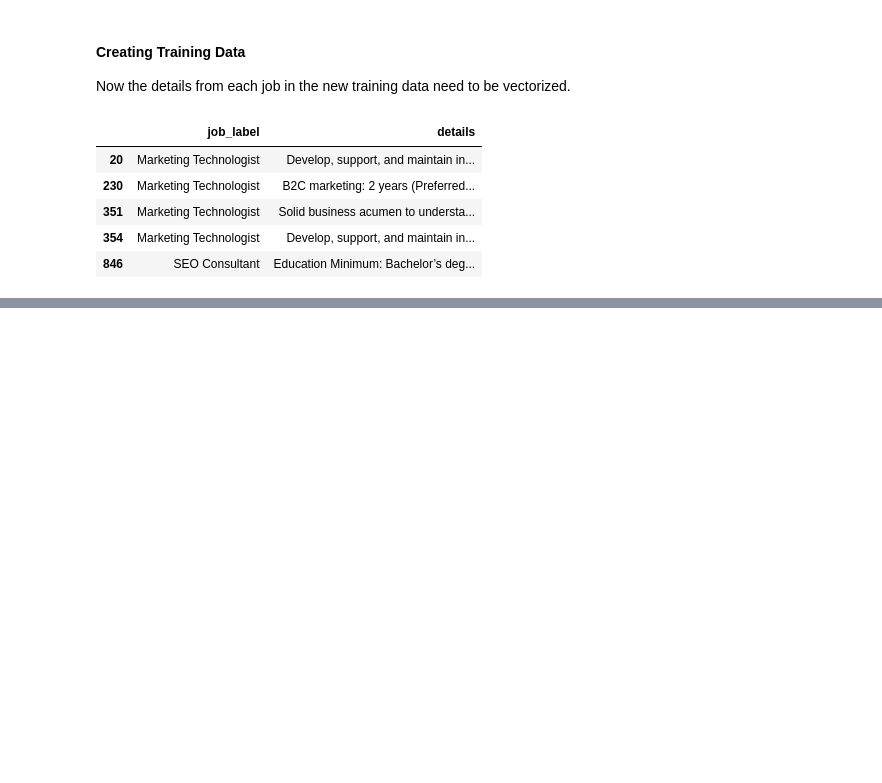
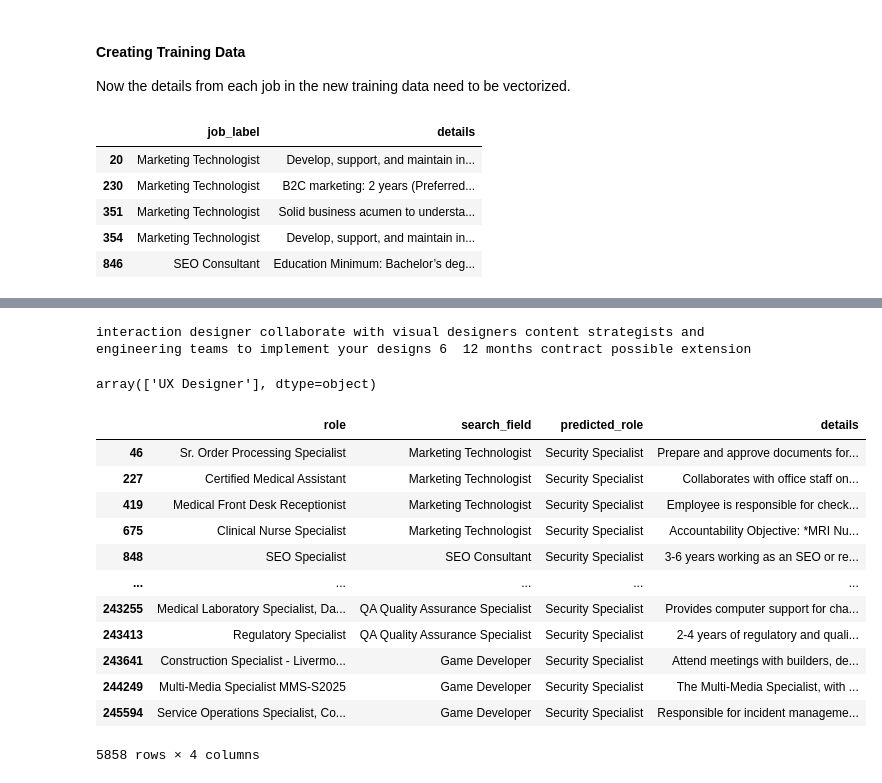
Before and after one commit to jose-marquez89/tech-job-landscape, a Jupyter notebook: python_scrape/jobs_explore.ipynb, the cells around one changed output, grey strips where cells are left out. Saved outputs shown, nothing was run; the diff lists cells and outputs as text; code cells hidden in the pictures; blank space fills up the shorter version.

```diff
--- a/python_scrape/jobs_explore.ipynb
+++ b/python_scrape/jobs_explore.ipynb
@@ -444,0 +507,8 @@ X.shape
+# %%
+desc = jobs['role_plus_details'].iloc[23094]
+print(desc)
+desc = vectorizer.transform([desc])
+le.inverse_transform(n_bayes.predict(desc))
+# %% [output]
+interaction designer collaborate with visual designers content strategists and engineering teams to implement your designs 6  12 months contract possible extension
+array(['UX Designer'], dtype=object)
@@ -444,0 +520,16 @@ X.shape
+# %%
+jobs.loc[(jobs['predicted_role'] == 'Security Specialist')][['role', 'search_field', 'predicted_role', 'details']]
+# %% [output]
+|  | role | search_field | predicted_role | details |
+| 46 | Sr. Order Processing Specialist | Marketing Technologist | Security Specialist | Prepare and approve documents for... |
+| 227 | Certified Medical Assistant | Marketing Technologist | Security Specialist | Collaborates with office staff on... |
+| 419 | Medical Front Desk Receptionist | Marketing Technologist | Security Specialist | Employee is responsible for check... |
+| 675 | Clinical Nurse Specialist | Marketing Technologist | Security Specialist | Accountability Objective: *MRI Nu... |
+| 848 | SEO Specialist | SEO Consultant | Security Specialist | 3-6 years working as an SEO or re... |
+| ... | ... | ... | ... | ... |
+| 243255 | Medical Laboratory Specialist, Da... | QA Quality Assurance Specialist | Security Specialist | Provides computer support for cha... |
+| 243413 | Regulatory Specialist | QA Quality Assurance Specialist | Security Specialist | 2-4 years of regulatory and quali... |
+| 243641 | Construction Specialist - Livermo... | Game Developer | Security Specialist | Attend meetings with builders, de... |
+| 244249 | Multi-Media Specialist MMS-S2025 | Game Developer | Security Specialist | The Multi-Media Specialist, with ... |
+| 245594 | Service Operations Specialist, Co... | Game Developer | Security Specialist | Responsible for incident manageme... |
+5858 rows × 4 columns
```
Also changed, not shown: parts of 19 cells of this notebook.
